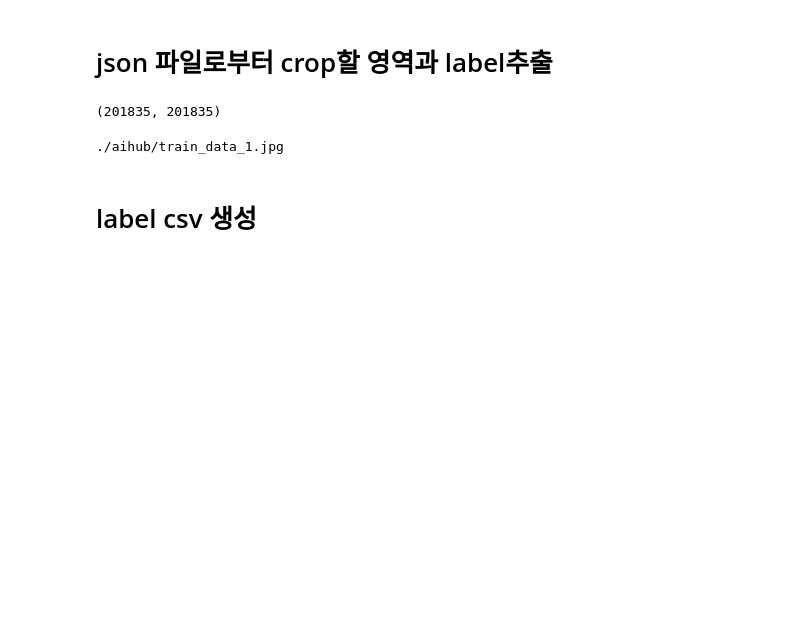
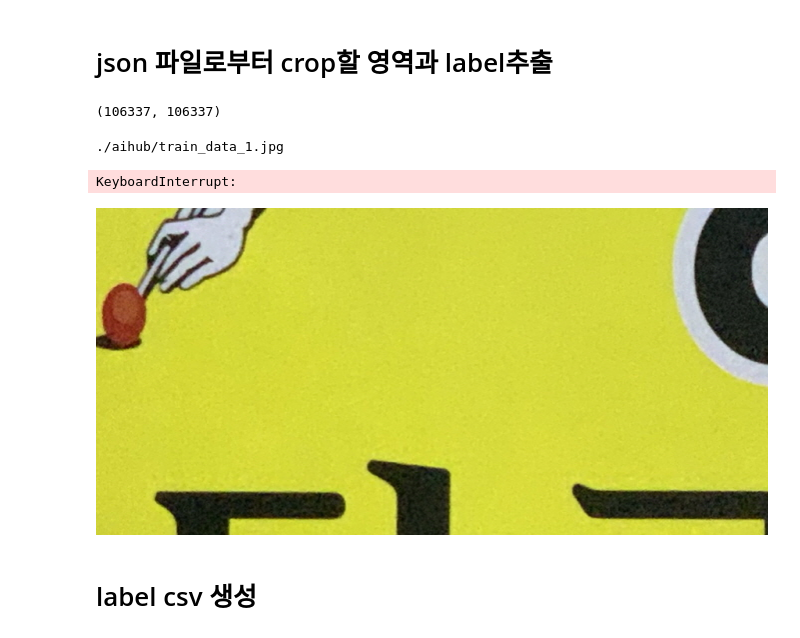
Before and after one commit to owinhun/customocr, a Jupyter notebook: aihub/Read_json.ipynb, the cells around one changed output. Cells and saved outputs as stored; diff of their text form; code cells hidden in the pictures; blank space fills up the shorter version.

```diff
--- a/aihub/Read_json.ipynb
+++ b/aihub/Read_json.ipynb
@@ -65,8 +65,9 @@ json_list = []
 for i in tqdm(glob.glob(train_dir+'/*/*/*'),total=len(glob.glob(train_dir+'/*/*/*'))):
     if i.split('.')[-1]=="zip":  continue
     else:
-        if i[-4:] != "json": continue
-        else: print(i[-4:], i)
+        if i[-4:] != 'json':
+            print(i[-4:], i)
+            continue
 
         with open(i,encoding='utf8') as f:
             json_list.append(json.load(f))
@@ -169,7 +95,7 @@ for idx,i in tqdm(enumerate(json_list),total=len(json_list)):
 len(label), len(lotate)
 #전체 len이 같아야 함
 # %% [output]
-(201835, 201835)
+(106337, 106337)
 # %%
 #좌표를 위해서 처리함 Image.crop은 left, top, right, under임
 #그러나 json은 x,y,width, height
@@ -183,11 +109,17 @@ print(f'{path}/train_data_1.jpg')
 # %%
 new_image = []
 alpha = 0.5 #resize할 범위 만약 할거면 값 조정해서 resize해서 저장하면 됨
-for idx,i in tqdm(enumerate(lotate),total =len(lotate))
+for idx,i in tqdm(enumerate(lotate),total =len(lotate)):
     crop_image = image[idx].crop(i)
 
     # crop_image.resize((crop_image.size[0]*alpha,crop_image.size[1]*alpha))#resize하고 싶은 비율 설정
     crop_image.save(f'{path}/img/train_data_{idx}.jpg')
+# %% [output]
+KeyboardInterrupt:
+# %%
+crop_image
+# %% [output]
+[figure, added]
 # %% [markdown]
 # label csv 생성
 # %%
```
Also changed, not shown: parts of 1 cell of this notebook.
